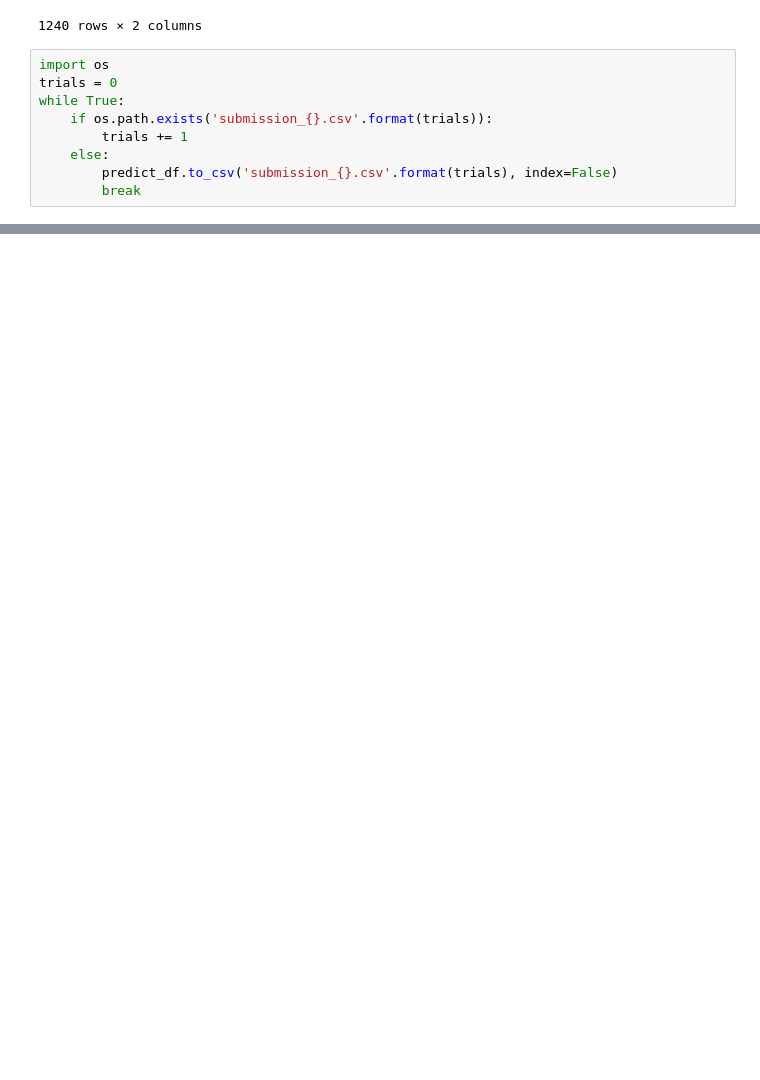
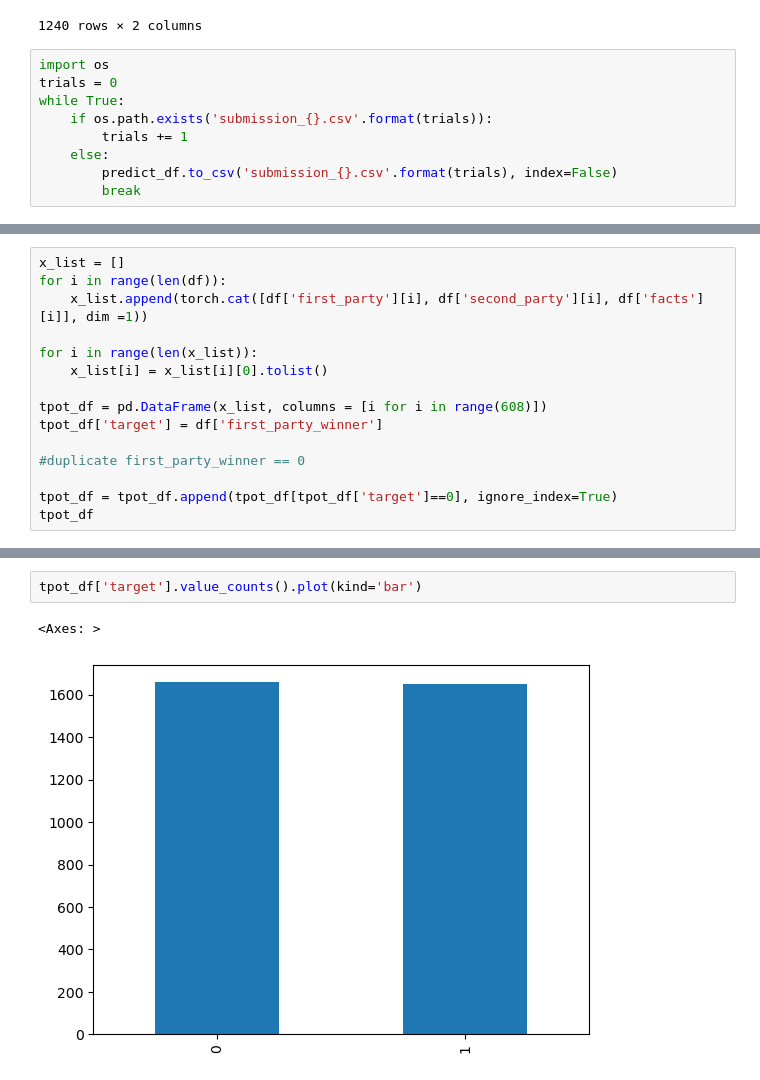
Before and after one commit to umkiyoung/Court-Decision-Prediction, a Jupyter notebook: Court.ipynb, the cells around one changed output, grey strips where cells are left out. Cells and saved outputs as stored; diff of their text form; blank space fills up the shorter version.

```diff
--- a/Court.ipynb
+++ b/Court.ipynb
@@ -355,0 +383,15 @@ while True:
+# %%
+x_list = []
+for i in range(len(df)):
+    x_list.append(torch.cat([df['first_party'][i], df['second_party'][i], df['facts'][i]], dim =1))
+
+for i in range(len(x_list)):
+    x_list[i] = x_list[i][0].tolist()
+
+tpot_df = pd.DataFrame(x_list, columns = [i for i in range(608)])
+tpot_df['target'] = df['first_party_winner']
+
+#duplicate first_party_winner == 0
+
+tpot_df = tpot_df.append(tpot_df[tpot_df['target']==0], ignore_index=True)
+tpot_df
@@ -355,0 +412,5 @@ while True:
+# %%
+tpot_df['target'].value_counts().plot(kind='bar')
+# %% [output]
+<Axes: >
+[figure, added]
```
Also changed, not shown: parts of 14 cells of this notebook, 5 other files.
